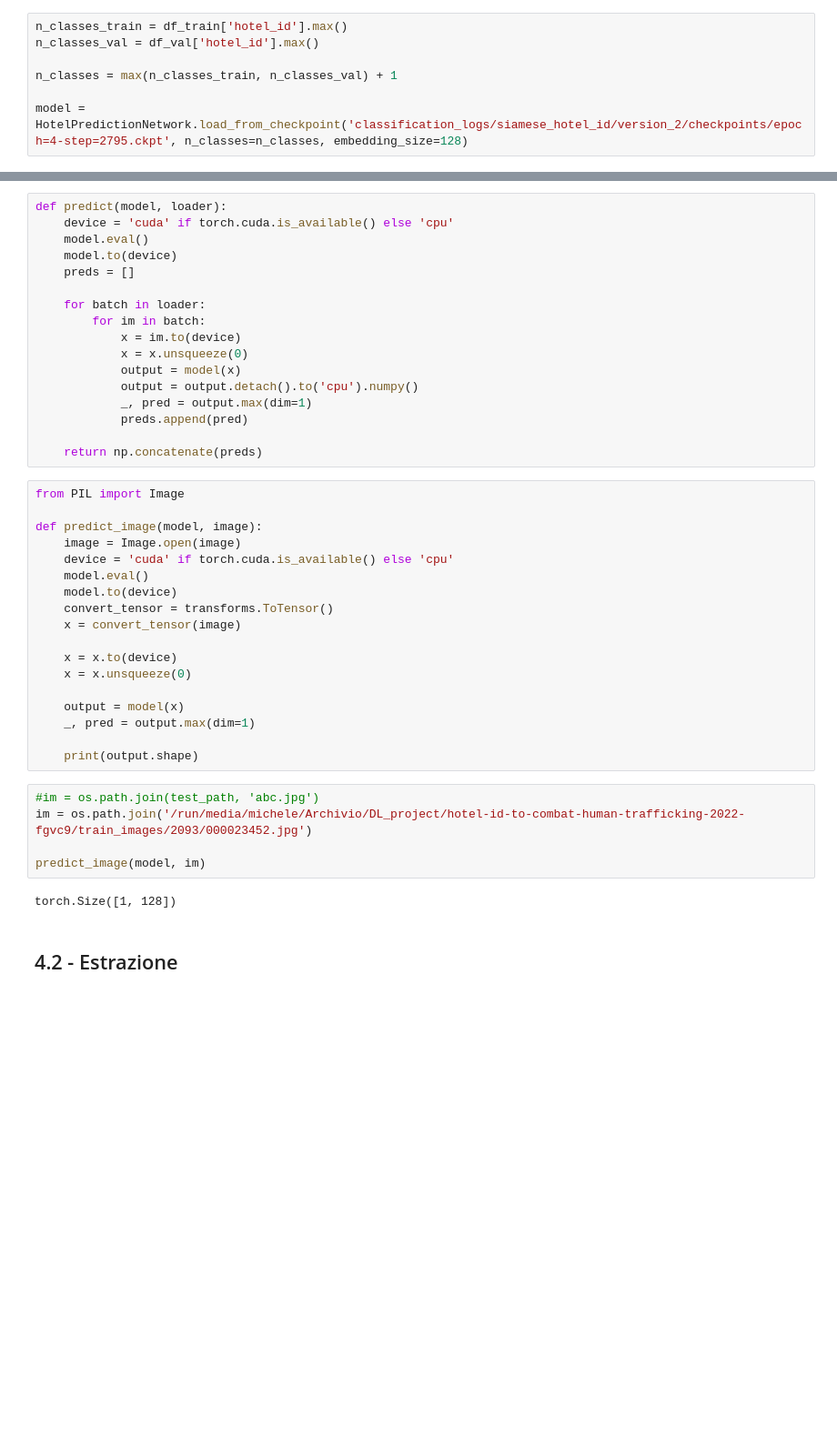
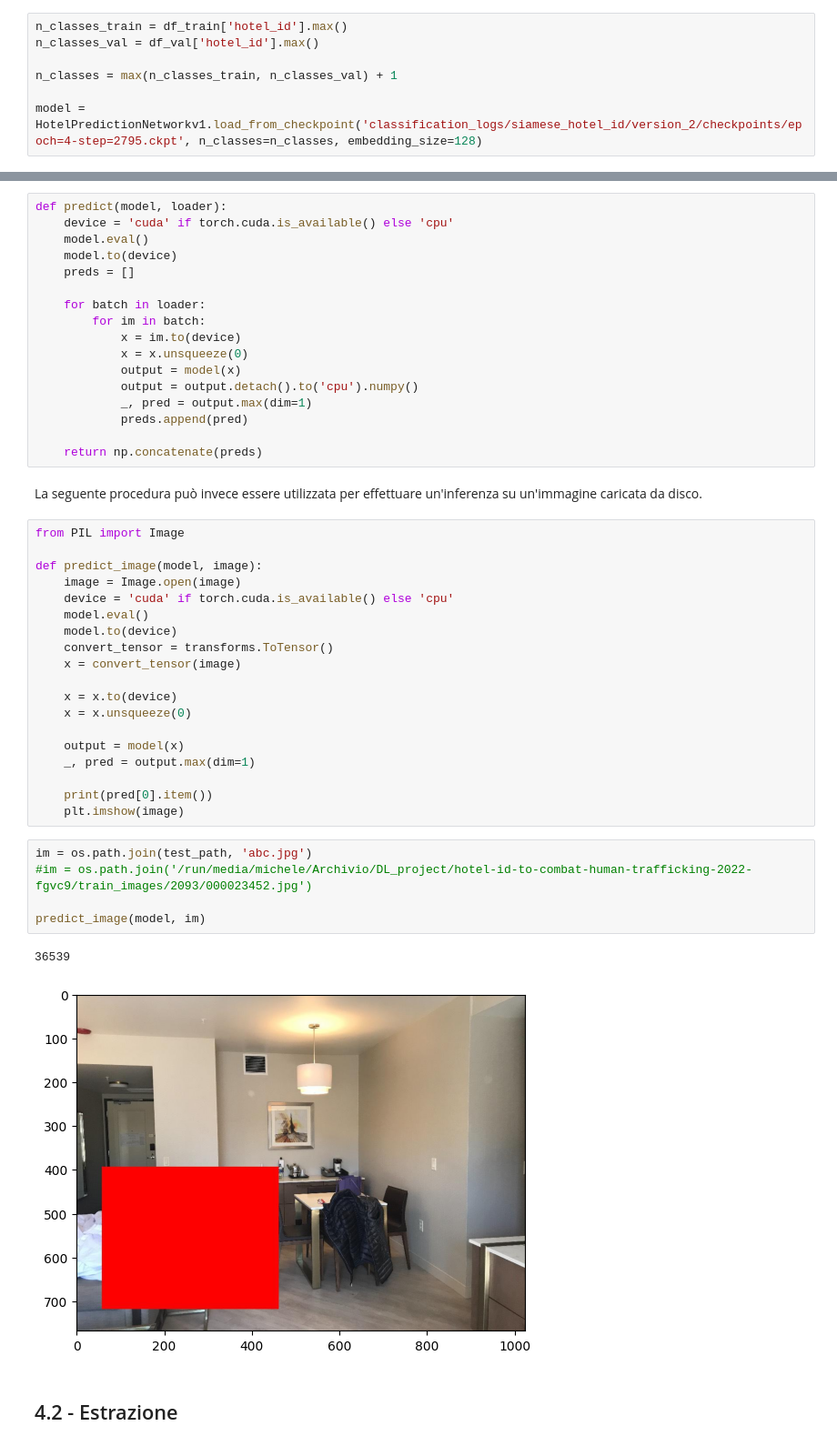
Before and after one commit to nebuchadneZZar01/HOTEL-ID_prediction, a Jupyter notebook: HOTEL-ID_prediction_inference.ipynb, the cells around one changed output, grey strips where cells are left out. Shown: that part at 91% size. Cells and saved outputs as stored; diff of their text form; blank space fills up the shorter version.

```diff
--- a/HOTEL-ID_prediction_inference.ipynb
+++ b/HOTEL-ID_prediction_inference.ipynb
@@ -227,7 +227,7 @@ n_classes_val = df_val['hotel_id'].max()
 
 n_classes = max(n_classes_train, n_classes_val) + 1
 
-model = HotelPredictionNetwork.load_from_checkpoint('classification_logs/siamese_hotel_id/version_2/checkpoints/epoch=4-step=2795.ckpt', n_classes=n_classes, embedding_size=128)
+model = HotelPredictionNetworkv1.load_from_checkpoint('classification_logs/siamese_hotel_id/version_2/checkpoints/epoch=4-step=2795.ckpt', n_classes=n_classes, embedding_size=128)
 # %% [markdown]
 ## 3.2 - Rete siamese `HotelPredictionNetworkv2`
 # %% [markdown]
@@ -255,6 +257,8 @@ def predict(model, loader):
             preds.append(pred)
 
     return np.concatenate(preds)
+# %% [markdown]
+La seguente procedura può invece essere utilizzata per effettuare un'inferenza su un'immagine caricata da disco.
 # %%
 from PIL import Image
 
@@ -272,13 +276,15 @@ def predict_image(model, image):
     output = model(x)
     _, pred = output.max(dim=1)
 
-    print(output.shape)
+    print(pred[0].item())
+    plt.imshow(image)
 # %%
-#im = os.path.join(test_path, 'abc.jpg')
-im = os.path.join('/run/media/michele/Archivio/DL_project/hotel-id-to-combat-human-trafficking-2022-fgvc9/train_images/2093/000023452.jpg')
+im = os.path.join(test_path, 'abc.jpg')
+#im = os.path.join('/run/media/michele/Archivio/DL_project/hotel-id-to-combat-human-trafficking-2022-fgvc9/train_images/2093/000023452.jpg')
 
 predict_image(model, im)
 # %% [output]
-torch.Size([1, 128])
+36539
+[figure, added]
 # %% [markdown]
 ## 4.2 - Estrazione
```
Also changed, not shown: parts of 6 cells of this notebook.
